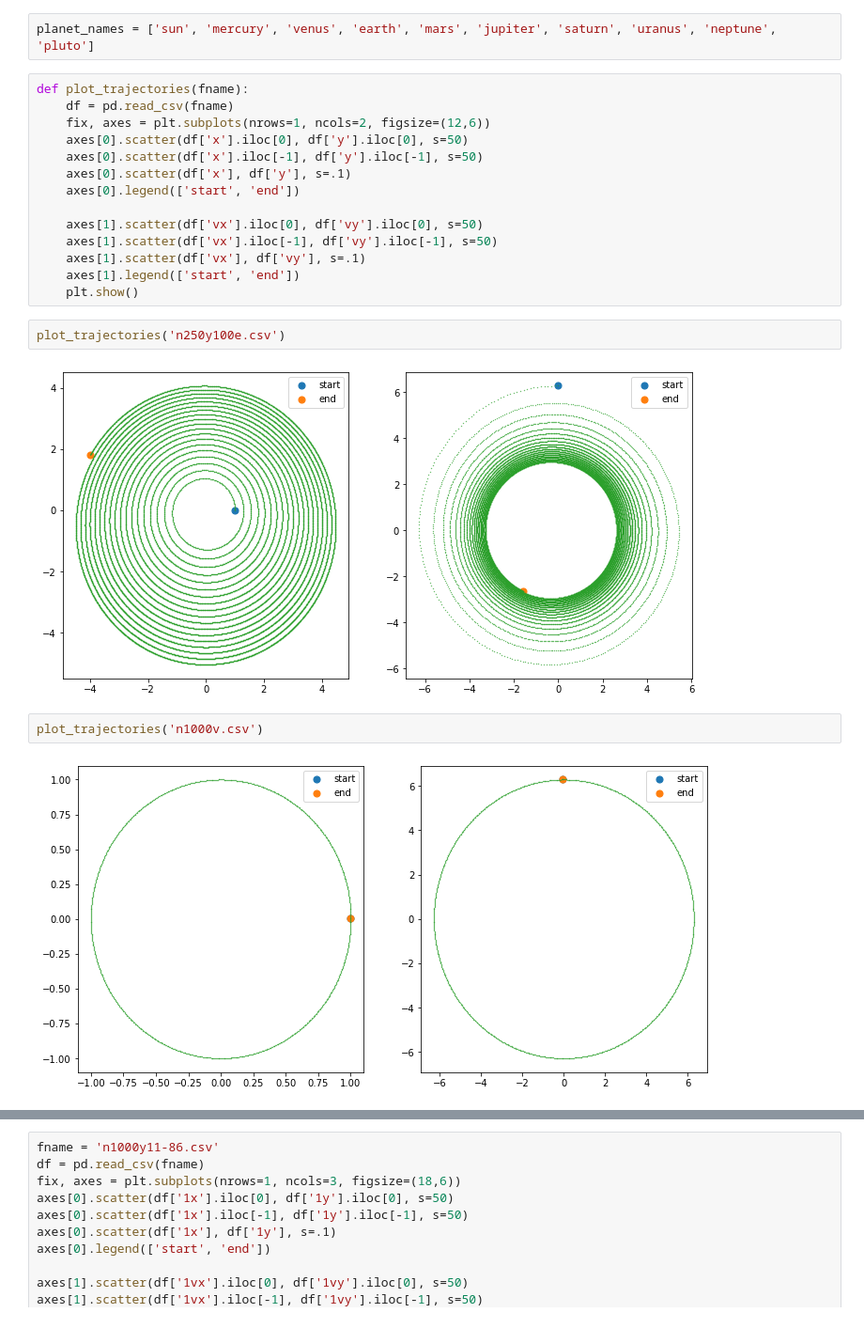
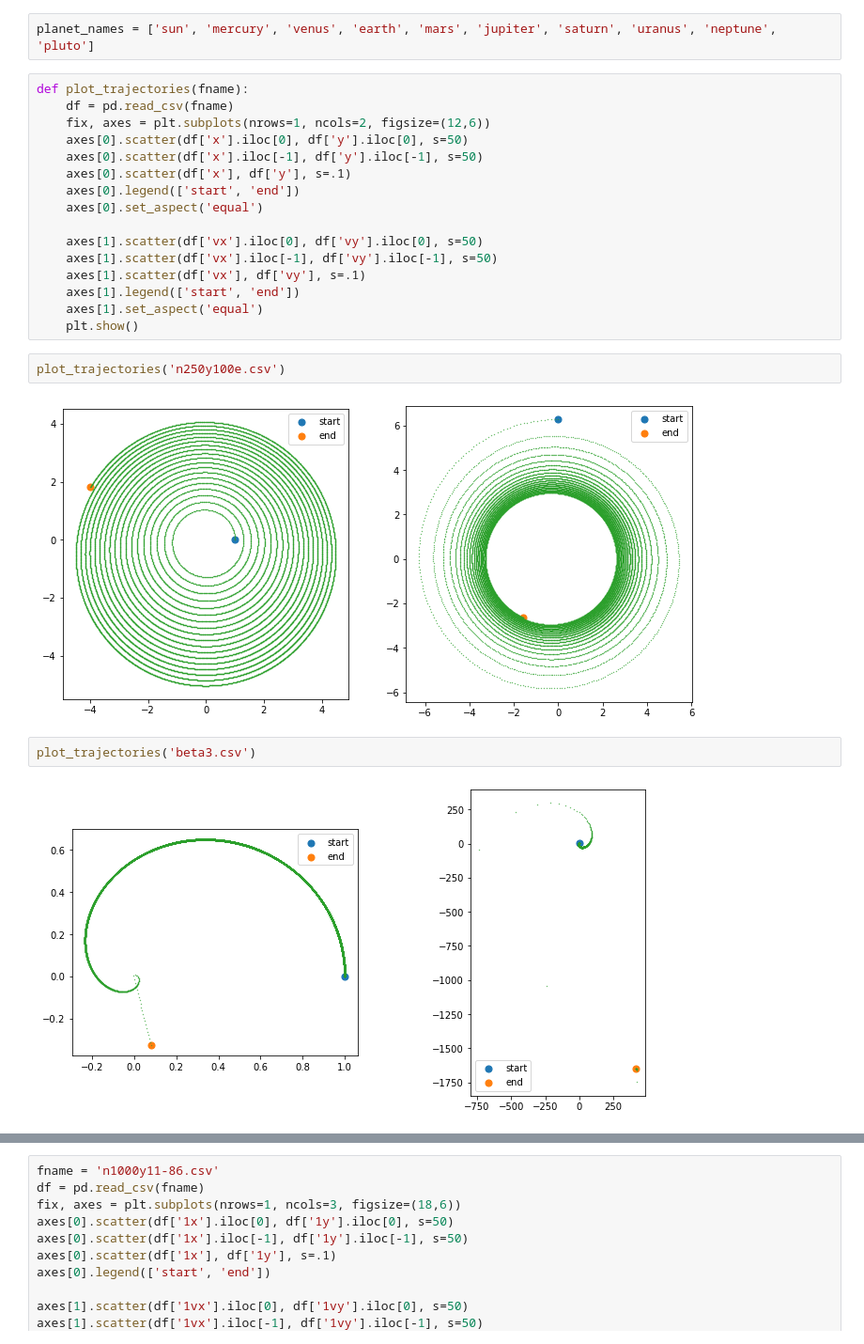
Before and after one commit to fonstelien/FYS4150, a Jupyter notebook: project3/results/project3.ipynb, the cells around one changed output, grey strips where cells are left out. Shown at 94% size. Saved outputs shown, nothing was run; the diff lists cells and outputs as text.

```diff
--- a/project3/results/project3.ipynb
+++ b/project3/results/project3.ipynb
@@ -8,17 +8,19 @@ def plot_trajectories(fname):
     axes[0].scatter(df['x'].iloc[-1], df['y'].iloc[-1], s=50)
     axes[0].scatter(df['x'], df['y'], s=.1)
     axes[0].legend(['start', 'end'])
+    axes[0].set_aspect('equal')
 
     axes[1].scatter(df['vx'].iloc[0], df['vy'].iloc[0], s=50)
     axes[1].scatter(df['vx'].iloc[-1], df['vy'].iloc[-1], s=50)
     axes[1].scatter(df['vx'], df['vy'], s=.1)
     axes[1].legend(['start', 'end'])
+    axes[1].set_aspect('equal')
     plt.show()
 # %%
 plot_trajectories('n250y100e.csv')
 # %% [output]
-[figure, old version]
+[figure, new version]
 # %%
-plot_trajectories('n1000v.csv')
+plot_trajectories('beta3.csv')
 # %% [output]
-[figure, old version]
+[figure, new version]
```
Also changed, not shown: parts of 12 cells of this notebook, 5 other files.
